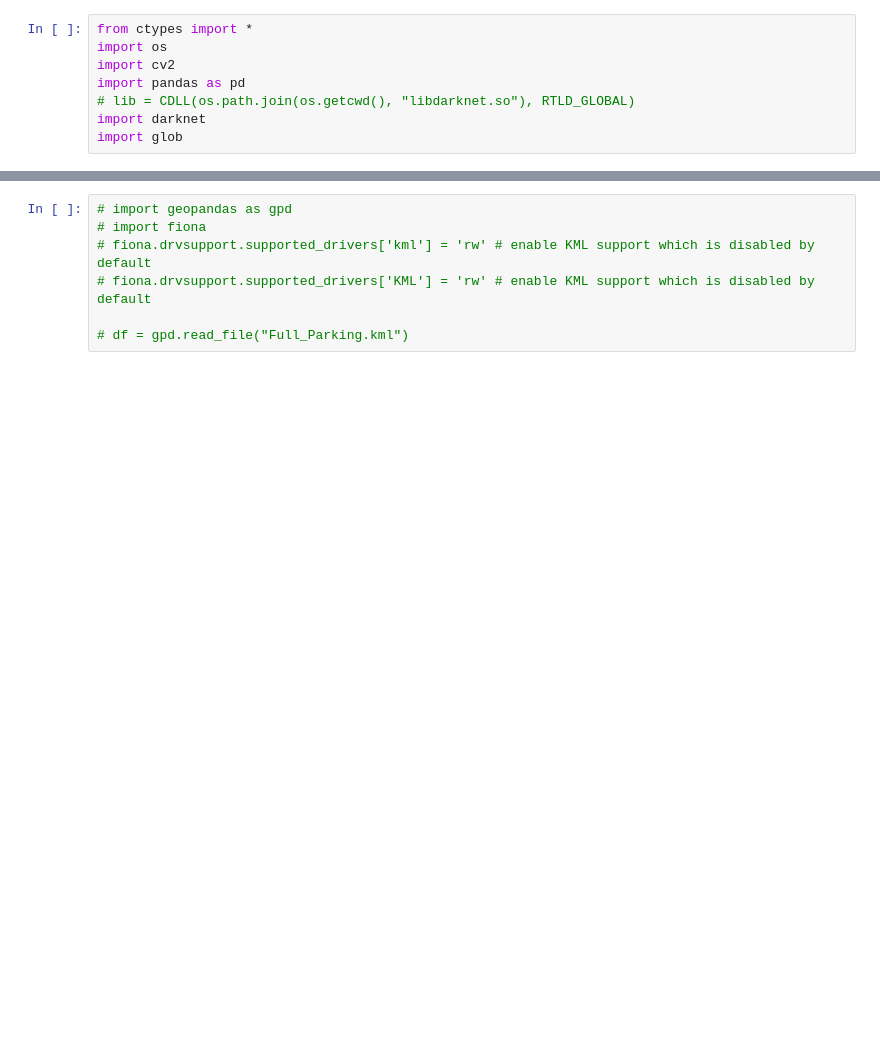
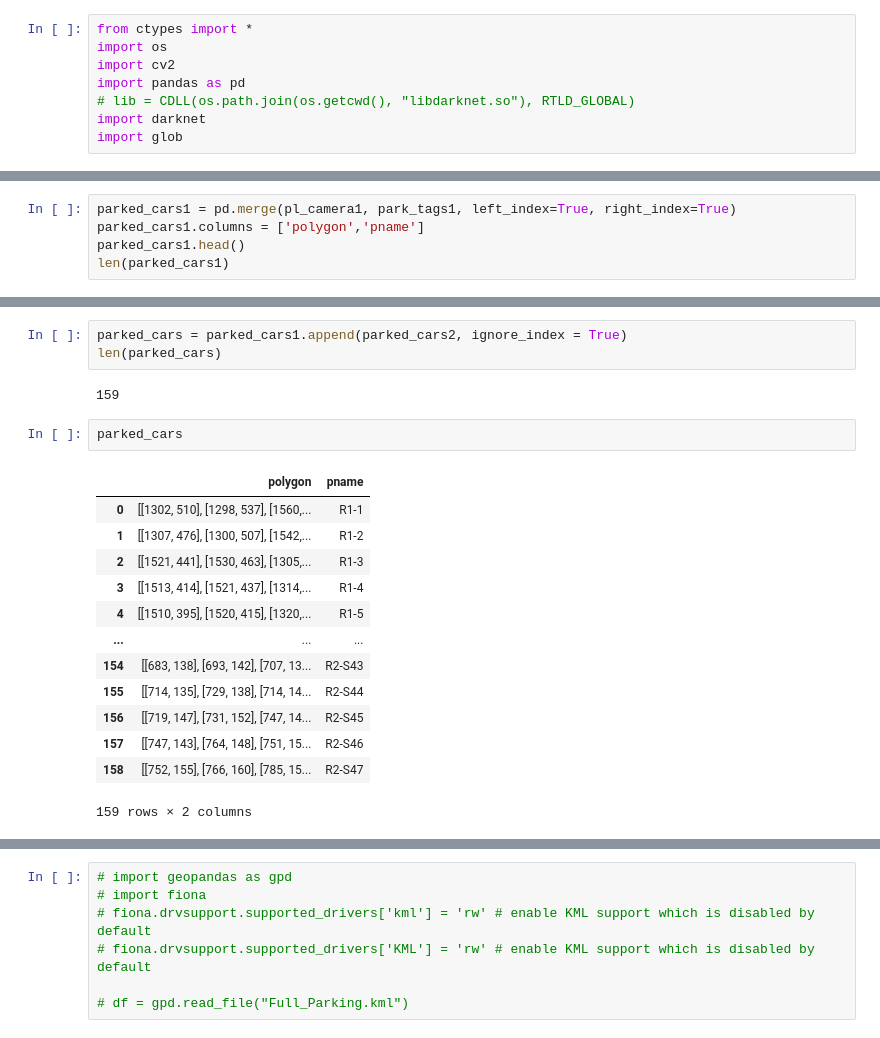
Before and after one commit to LiquidGalaxyLAB/FPVT, a Jupyter notebook: AI Model/YOLO_v4.ipynb, the cells around one changed output, grey strips where cells are left out. Saved outputs shown, nothing was run; the diff lists cells and outputs as text; blank space fills up the shorter version.

```diff
--- a/AI Model/YOLO_v4.ipynb
+++ b/AI Model/YOLO_v4.ipynb
@@ -559,0 +608,5 @@ print(park_tags.shape)
+# %%
+parked_cars1 = pd.merge(pl_camera1, park_tags1, left_index=True, right_index=True)
+parked_cars1.columns = ['polygon','pname']
+parked_cars1.head()
+len(parked_cars1)
@@ -571,3 +634,24 @@ parked_cars.head()
+# %%
+parked_cars = parked_cars1.append(parked_cars2, ignore_index = True)
+len(parked_cars)
+# %% [output]
+159
+# %%
+parked_cars
+# %% [output]
+|  | polygon | pname |
+| 0 | [[1302, 510], [1298, 537], [1560,... | R1-1 |
+| 1 | [[1307, 476], [1300, 507], [1542,... | R1-2 |
+| 2 | [[1521, 441], [1530, 463], [1305,... | R1-3 |
+| 3 | [[1513, 414], [1521, 437], [1314,... | R1-4 |
+| 4 | [[1510, 395], [1520, 415], [1320,... | R1-5 |
+| ... | ... | ... |
+| 154 | [[683, 138], [693, 142], [707, 13... | R2-S43 |
+| 155 | [[714, 135], [729, 138], [714, 14... | R2-S44 |
+| 156 | [[719, 147], [731, 152], [747, 14... | R2-S45 |
+| 157 | [[747, 143], [764, 148], [751, 15... | R2-S46 |
+| 158 | [[752, 155], [766, 160], [785, 15... | R2-S47 |
+159 rows × 2 columns
 # %%
 !pip install geopandas
 !pip install pykml
```
Also changed, not shown: parts of 25 cells of this notebook, 8 other files.
